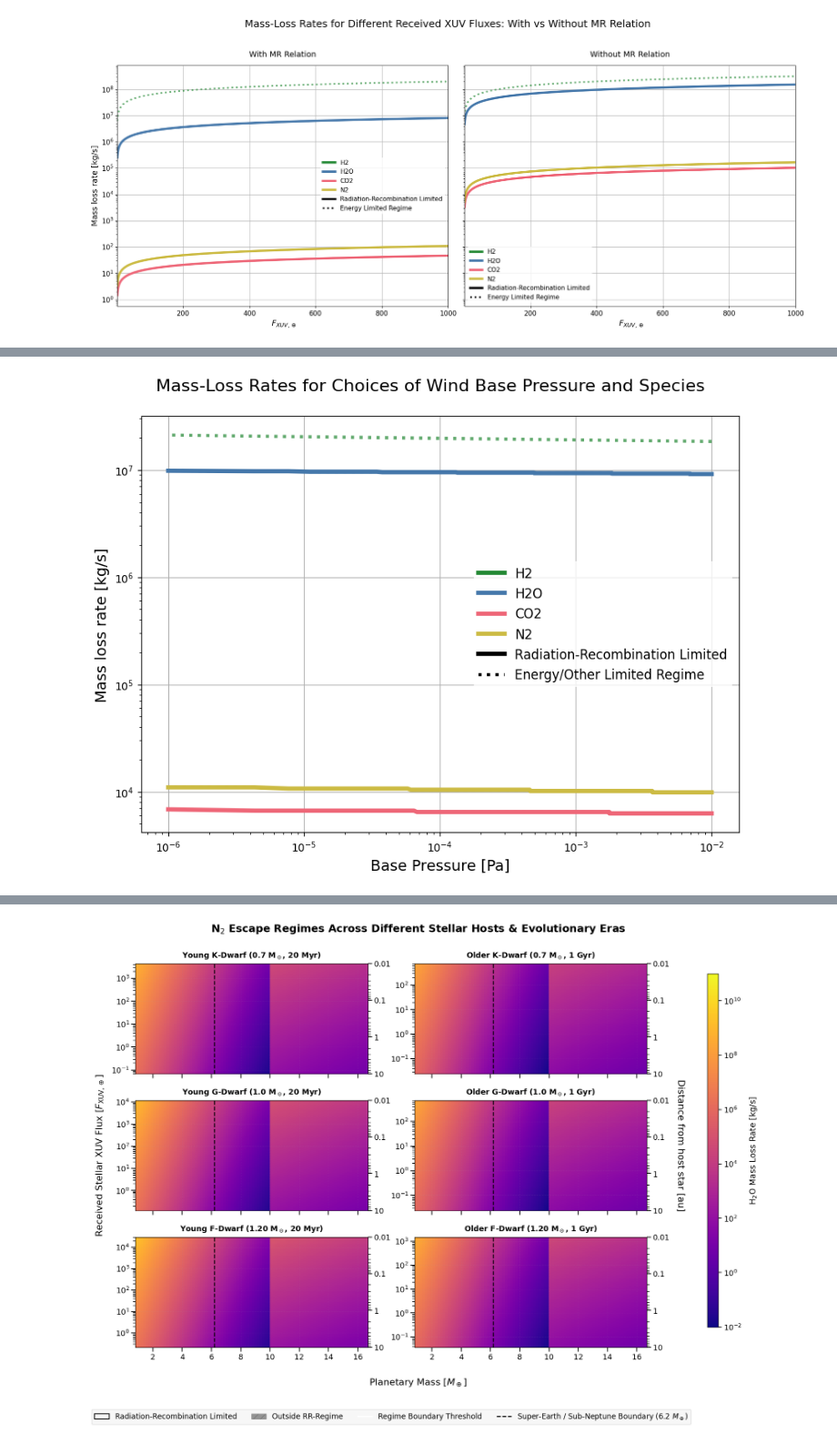
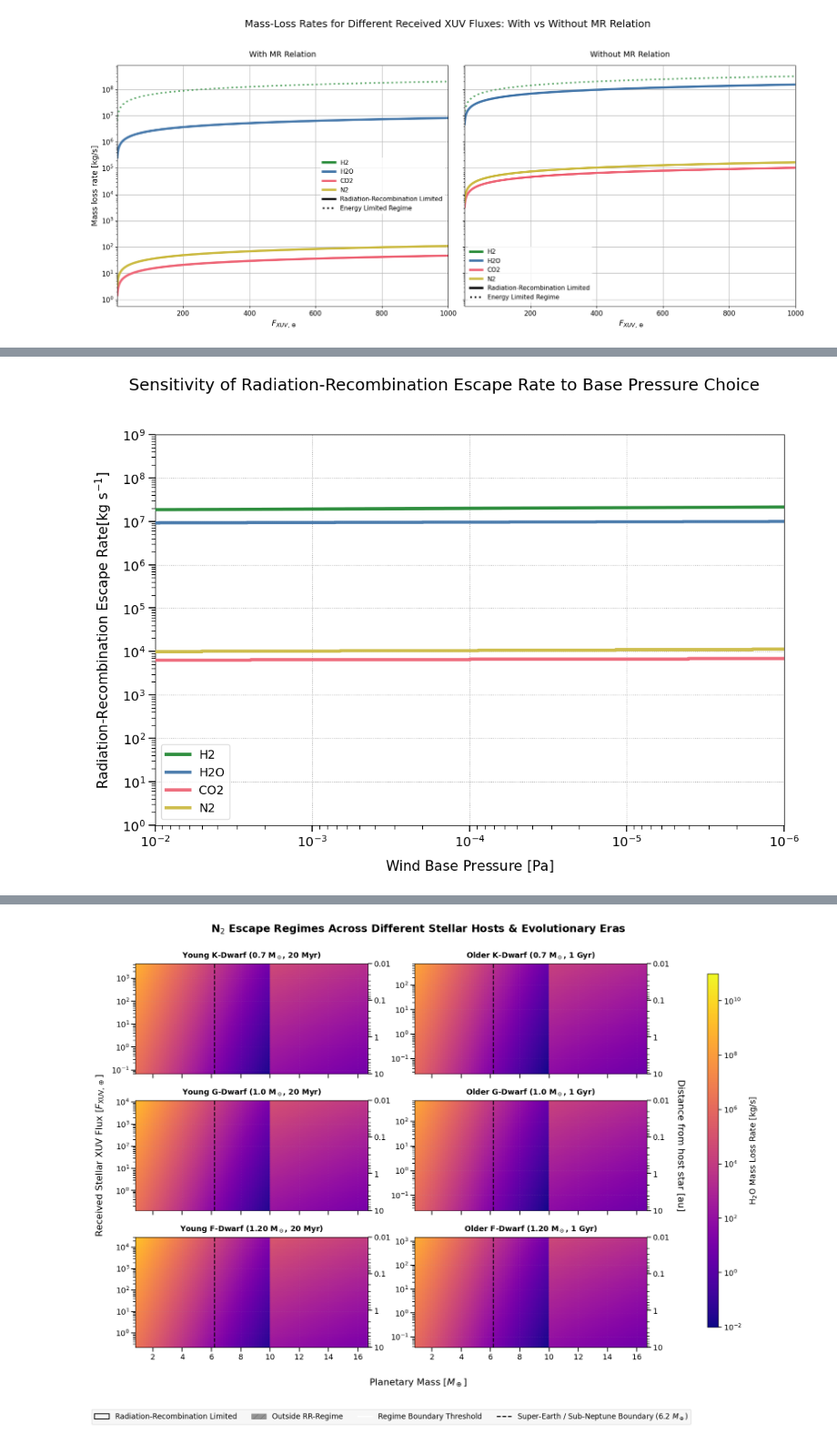
Before and after one commit to FormingWorlds/BScProjectAtmosphericEscape, a Jupyter notebook: plots/results_safari.ipynb, the cells around one changed output, grey strips where cells are left out. Shown at 91% size. Drawn from its saved outputs; the diff is of its cells as text; code cells hidden in the pictures.

Commit message:
Draft plots part 1

```diff
--- a/plots/results_safari.ipynb
+++ b/plots/results_safari.ipynb
@@ -879,54 +838,70 @@ Escape rate: 1e+04 kg/s
 # %%
-### Parameter sensitivity test for choice of P_base for RR escape rate calculation ###
-P_base_array = np.linspace(10**(-2), 10**(-6), 3000) #[Pa] array of base pressures to test for the RR escape rate calculation, from 100 Pa to 10000 Pa. This is to test the sensitivity of the choice of base pressure for the RR escape rate calculation, which is currently set at 2000 Pa. We want to see if this choice affects the results significantly or not.
+# --- 1. PARAMETER SWEEP OVER WIND BASE PRESSURES ---
+
+# Using geomspace ensures your 3000 steps are evenly distributed across log decades
+# from 10^-2 Pa down to 10^-6 Pa
+P_base_array = np.geomspace(10**(-2), 10**(-6), 3000)
 
 atmospheres_swept_P_base = {}
-for species in species_microphysics.keys(): #See dictionary defined above for the microphysical parameters of each species in the second cell
-    atm_varied_P_base = np.array([make_simple_atmosphere(
+for species in species_microphysics.keys():
+    atm_varied_P_base = [make_simple_atmosphere(
         M_p=8.41 * 5.9722 * 10**24,
         R_p=2.73 * 6.371 * 10**6,
         F_xuv=10**2.93 * erg_to_joule * cm_to_m**(-2),
         nu_0=species_microphysics[species]['nu_0'],
         mu_wind=species_microphysics[species]['mu_wind'],
         mu_plus_wind=species_microphysics[species]['mu_plus_wind'],
-        T_eq=553,
+        T_eq=567,
         mu_photo=species_microphysics[species]['mu_photo'],
         P_base=P_base,
         T_wind=10**4,
         dominant_species=species,
-    ) for P_base in P_base_array])
+    ) for P_base in P_base_array]
 
-    rates, r_break, rr_mask = sweep_parameter(atm_varied_P_base, check_P_base=True, sensitivity=4, target_P_base=P_base_array)
-    atmospheres_swept_P_base[species] = (rates, r_break, rr_mask)
+    # FIXED: Extracting ONLY the pure theoretical Rad-Recomb rates (M_dot_rr)
+    _, _, M_dot_rr_P, _, _ = sweep_parameter(atm_varied_P_base)
+    atmospheres_swept_P_base[species] = np.array(M_dot_rr_P)
 
 keys = list(atmospheres_swept_P_base.keys())
 
 
-colours = ['#228833', '#4477AA', '#EE6677', '#CCBB44']
-fig, ax = plt.subplots(1, 1, figsize=(10, 7))
-fig.suptitle('Mass-Loss Rates for Choices of Wind Base Pressure and Species' , fontsize=16, y=0.95)
+# --- 2. HIGH-READABILITY THESIS PLOTTING ROUTINE ---
 
+colours = ['#228833', '#4477AA', '#EE6677', '#CCBB44', '#9933A5']
+fig, ax = plt.subplots(1, 1, figsize=(11, 8))
+fig.suptitle(r'Sensitivity of Radiation-Recombination Escape Rate to Base Pressure Choice ',
+             fontsize=18, y=0.96)
+
+# Plot each species as a single, uninterrupted continuous line
 for i, species in enumerate(keys):
-    mass_loss_rates_P_base, regime_break_P_base, rr_mask_P_base = atmospheres_swept_P_base[species]
-    #plotting the whole mass loss rate curve as dotted first
-    ax.plot(P_base_array, mass_loss_rates_P_base, linestyle='dotted', color=colours[i], alpha=0.7, lw=3)
-    #then plotting the part that is rr_limited as solid
-    ax.plot(P_base_array[rr_mask_P_base], np.array(mass_loss_rates_P_base)[rr_mask_P_base], linestyle='solid', color=colours[i], label=f'{species}', lw=4)
+    pure_rr_mass_loss = atmospheres_swept_P_base[species]
+    ax.plot(P_base_array, pure_rr_mass_loss, linestyle='solid', color=colours[i],
+            label=rf'{species}', lw=3.5, alpha=0.95, zorder=3)
 
-custom_lines = [Line2D([0], [0], color='black', linestyle='-', lw=4),
-                Line2D([0], [0], color='black', linestyle=':', lw=3)]
+# Figure Formatting for Thesis/Publication
+ax.grid(True, alpha=0.6, linestyle=':', color='#777777', zorder=1)
 
-# Get current handles and append our style definitions to the legend
-handles, labels = ax.get_legend_handles_labels()
-handles.extend(custom_lines)
-labels.extend(['Radiation-Recombination Limited', 'Energy/Other Limited Regime'])
-ax.legend(handles=handles, labels=labels, loc='best', fontsize=12, frameon=True, shadow=False, facecolor='white', edgecolor='none')
-ax.grid(True)
-ax.set_xlabel('Base Pressure [Pa]', fontsize=14)
-ax.set_ylabel('Mass loss rate [kg/s]', fontsize=14)
+# Pure LaTeX, un-bolded formatting for axis strings
+ax.set_xlabel(r'Wind Base Pressure [$\mathrm{Pa}$]', fontsize=15, labelpad=10)
+ax.set_ylabel(r'Radiation-Recombination Escape Rate[$\mathrm{kg\ s}^{-1}$]', fontsize=15, labelpad=10)
+
+# Set both scales to log to observe potential power-law relationships cleanly
 ax.set_xscale('log')
 ax.set_yscale('log')
-#plt.savefig('Keepers/RR_coeff_sensitivity.png', dpi=300)
+
+# Explicitly defining limits based on your calculation constraints
+ax.set_xlim(P_base_array[0], P_base_array[-1])
+ax.set_ylim(10**(0), 10**9)
+
+# Clean, distinct tick formatting for log grids
+ax.tick_params(axis='both', which='major', labelsize=14, length=7, width=1.2)
+ax.tick_params(axis='both', which='minor', labelsize=12, length=4, width=0.8)
+
+# Legend clean up
+ax.legend(loc='best', fontsize=13, frameon=True, facecolor='white', edgecolor='#d0d0d0')
+
+plt.tight_layout(rect=[0, 0, 1, 0.93])
+#plt.savefig('Keepers/P_base_sensitivity.png', dpi=300, bbox_inches='tight')
 plt.show()
 # %% [output]
-[figure, old version]
+[figure, new version]
```
Also changed, not shown: parts of 22 cells of this notebook.
